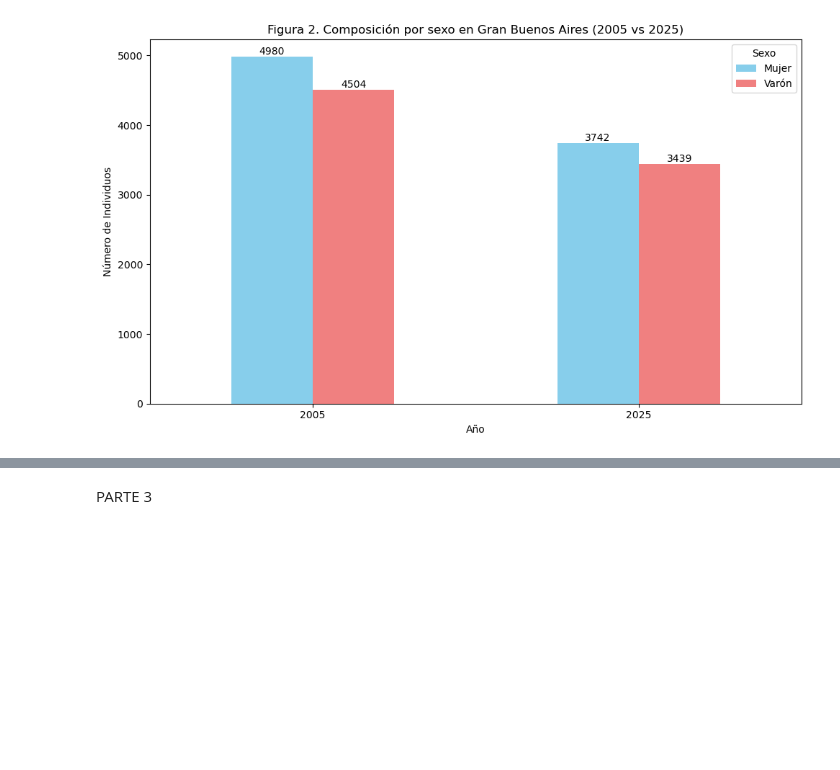
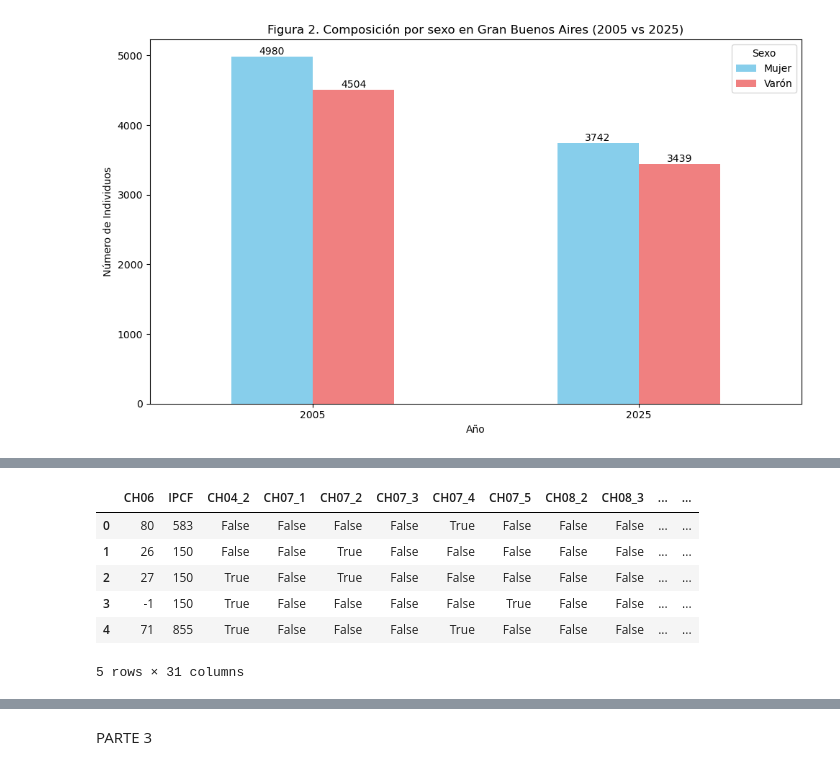
Before and after one commit to davidjjj14082000-png/BigDataUBA-Grupo-1, a Jupyter notebook: TP2/tp_2_pate_1_ej_2_a_b(completado).ipynb, the cells around one changed output, grey strips where cells are left out. Cells and saved outputs as stored; diff of their text form; code cells hidden in the pictures; blank space fills up the shorter version.

```diff
--- a/TP2/tp_2_pate_1_ej_2_a_b(completado).ipynb
+++ b/TP2/tp_2_pate_1_ej_2_a_b(completado).ipynb
@@ -331,0 +359,14 @@ plt.show()
+# %%
+#Creamos variables dummies para las variables categóricas entre las seleccionadas ( CH04, CH07, CH08, NIVEL_ED, ESTADO, CAT_INAC)
+
+categorical_cols = ['CH04', 'CH07', 'CH08', 'NIVEL_ED', 'ESTADO', 'CAT_INAC']
+df_dummies = pd.get_dummies(df_correlation_subset, columns=categorical_cols, drop_first=True)
+display(df_dummies.head())
+# %% [output]
+|  | CH06 | IPCF | CH04_2 | CH07_1 | CH07_2 | CH07_3 | CH07_4 | CH07_5 | CH08_2 | CH08_3 | ... | ... |
+| 0 | 80 | 583 | False | False | False | False | True | False | False | False | ... | ... |
+| 1 | 26 | 150 | False | False | True | False | False | False | False | False | ... | ... |
+| 2 | 27 | 150 | True | False | True | False | False | False | False | False | ... | ... |
+| 3 | -1 | 150 | True | False | False | False | False | True | False | False | ... | ... |
+| 4 | 71 | 855 | True | False | False | False | True | False | False | False | ... | ... |
+5 rows × 31 columns
```
Also changed, not shown: parts of 7 cells of this notebook.
